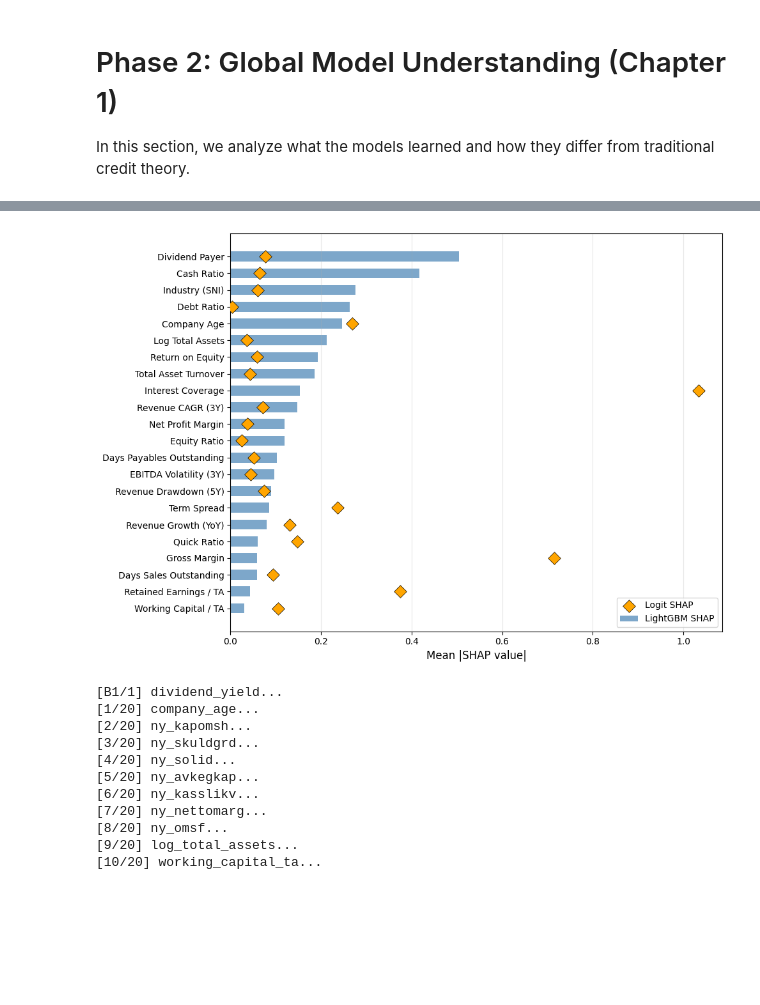
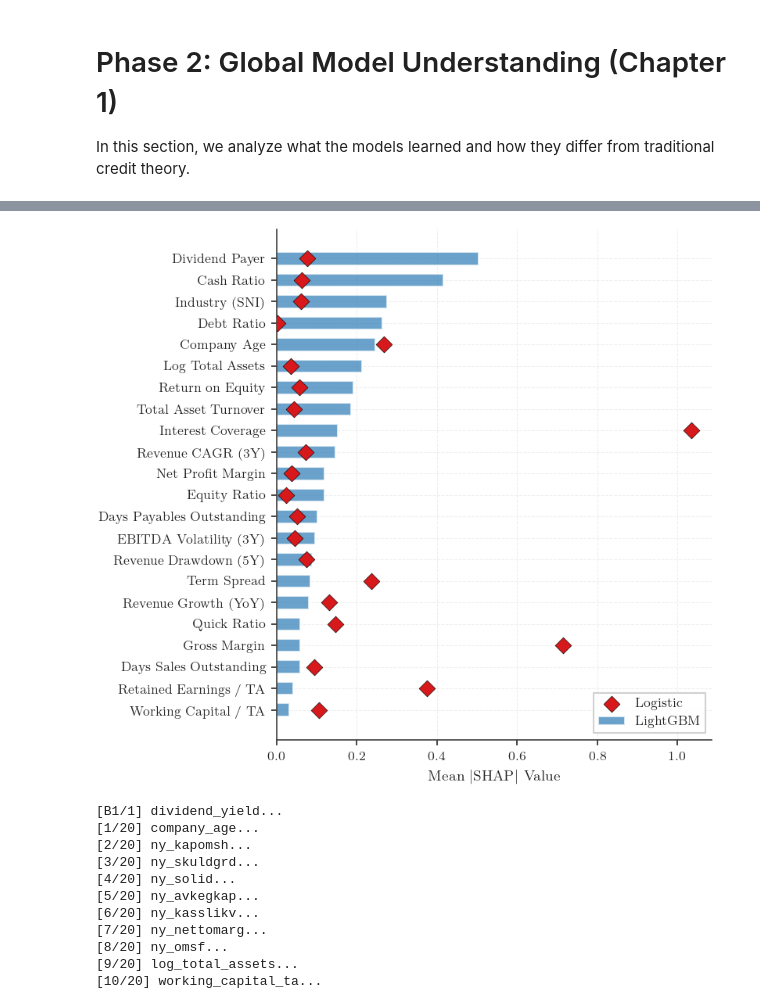
Before and after one commit to vilhelm-k/credit-risk-xai-thesis, a Jupyter notebook: notebooks/05a_xai_global.ipynb, the cells around one changed output, grey strips where cells are left out. Saved outputs shown, nothing was run; the diff lists cells and outputs as text; code cells hidden in the pictures; blank space fills up the shorter version.

```diff
--- a/notebooks/05a_xai_global.ipynb
+++ b/notebooks/05a_xai_global.ipynb
@@ -218,47 +262,39 @@ important_features
 | 14 | Gross Margin | 19.0 | 2.0 | 11.781245 | 69.147541 | 39.526185 | ... |
 | 16 | Days Sales Outstanding | 20.0 | 9.0 | 11.611606 | 9.112385 | 44.887781 | ... |
 # %%
-## Feature Importance Comparison Visualization
+# Feature Importance Comparison Visualization
+fig, ax = plt.subplots(figsize=FIGSIZE['standalone_tall'])
 
-fig, ax = plt.subplots(1, 1, figsize=(10, 7))
-
-# Get top 15 features by LightGBM SHAP
+# Get all features sorted by LightGBM SHAP
 top_lgbm_features = importance_comparison.copy()
-
-# Sort by lgbm_shap for plotting (ascending for horizontal bar chart)
 top_lgbm_features = top_lgbm_features.sort_values('lgbm_shap')
 
 y_pos = np.arange(len(top_lgbm_features))
 
 # Plot LightGBM SHAP as bars
 ax.barh(y_pos, top_lgbm_features['lgbm_shap'],
-        color='steelblue', alpha=0.7, label='LightGBM SHAP', height=0.6)
+        color=COLORS['lgbm'], alpha=0.7, label='LightGBM', height=0.6)
 
 # Overlay Logit SHAP as markers
 ax.scatter(top_lgbm_features['logit_shap'], y_pos,
-           color='orange', s=100, marker='D',
-           label='Logit SHAP', zorder=3, edgecolors='black', linewidths=0.5)
-
-# Formatting
-ax.set_xlabel('Mean |SHAP value|', fontsize=12)
+           color=COLORS['logit'], s=50, marker='D',
+           label='Logistic', zorder=3, edgecolors='black', linewidths=0.3)
 
 # Map feature names to display names for y-axis labels
 display_labels = [get_display_name(f) for f in top_lgbm_features['feature']]
 
+ax.set_xlabel(r'Mean $|\mathrm{SHAP}|$ Value')
 ax.set_yticks(y_pos)
-ax.set_yticklabels(display_labels, fontsize=10)
-ax.legend(loc='lower right', fontsize=10)
-ax.grid(axis='x', alpha=0.3)
-
-# Add vertical line at x=0 for reference
+ax.set_yticklabels(display_labels)
+ax.legend(loc='lower right')
 ax.axvline(x=0, color='black', linestyle='-', linewidth=0.5, alpha=0.3)
+despine(ax)
 
 plt.tight_layout()
-fig.savefig(FIGURES_DIR / 'shap_importance_comparison.pdf', format='pdf', bbox_inches='tight', pad_inches=0.02)
+save_figure(fig, FIGURES_DIR / 'shap_importance_comparison.pdf')
 plt.show()
-plt.show()
 # %% [output]
-[figure, old version]
+[figure, new version]
 # %%
 top_features = importance_comparison['feature'].tolist()
 
```
Also changed, not shown: parts of 8 cells of this notebook, 18 other files.
